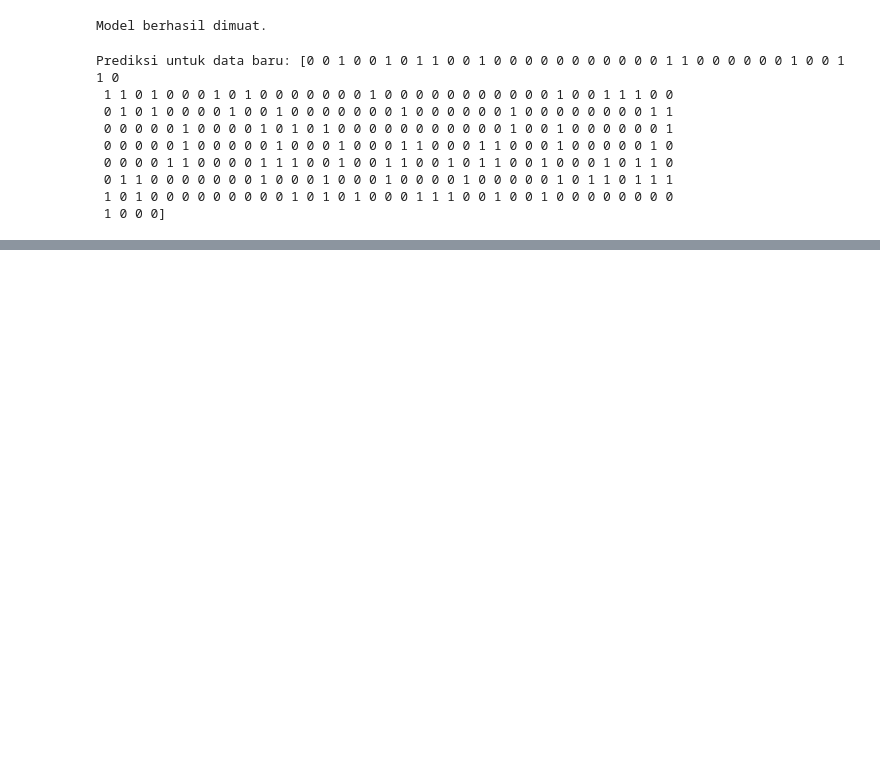
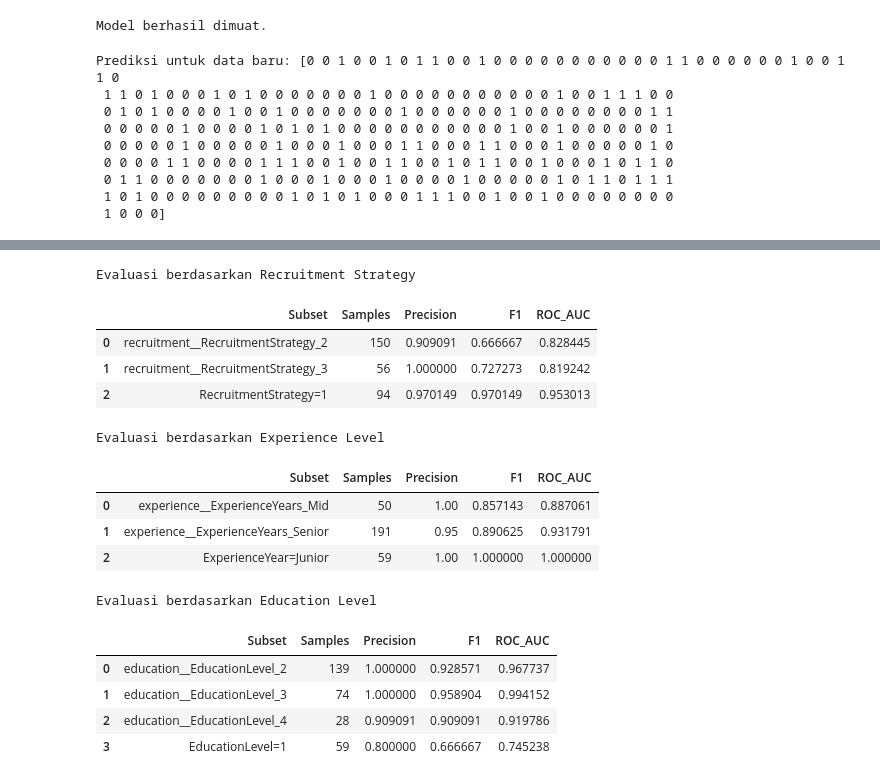
Before and after one commit to agirahmawandi/stage_3_L, a Jupyter notebook: Stage3_evaluation.ipynb, the cells around one changed output, grey strips where cells are left out. Drawn from its saved outputs; the diff is of its cells as text; code cells hidden in the pictures; blank space fills up the shorter version.

```diff
--- a/Stage3_evaluation.ipynb
+++ b/Stage3_evaluation.ipynb
@@ -79,0 +160,53 @@ Confusion Matrix:
+# %%
+recruitment_results = evaluate_by_subset(
+    model=loaded_model,
+    X=X_test_transformed,
+    y=y_test,
+    feature_prefix="recruitment__",
+    pipeline=loaded_pipeline,
+    original_feature_name="RecruitmentStrategy"
+)
+
+
+exp_results = evaluate_by_subset(
+    model=loaded_model,
+    X=X_test_transformed,
+    y=y_test,
+    feature_prefix="experience__",
+    pipeline=loaded_pipeline,
+    original_feature_name="ExperienceYear"
+)
+
+edu_results = evaluate_by_subset(
+    model=loaded_model,
+    X=X_test_transformed,
+    y=y_test,
+    feature_prefix="education__",
+    pipeline=loaded_pipeline,
+    original_feature_name="EducationLevel"
+)
+# %%
+
+print("Evaluasi berdasarkan Recruitment Strategy")
+display(recruitment_results)
+print("Evaluasi berdasarkan Experience Level")
+display(exp_results)
+print("Evaluasi berdasarkan Education Level")
+display(edu_results)
+# %% [output]
+Evaluasi berdasarkan Recruitment Strategy
+|  | Subset | Samples | Precision | F1 | ROC_AUC |
+| 0 | recruitment__RecruitmentStrategy_2 | 150 | 0.909091 | 0.666667 | 0.828445 |
+| 1 | recruitment__RecruitmentStrategy_3 | 56 | 1.000000 | 0.727273 | 0.819242 |
+| 2 | RecruitmentStrategy=1 | 94 | 0.970149 | 0.970149 | 0.953013 |
+Evaluasi berdasarkan Experience Level
+|  | Subset | Samples | Precision | F1 | ROC_AUC |
+| 0 | experience__ExperienceYears_Mid | 50 | 1.00 | 0.857143 | 0.887061 |
+| 1 | experience__ExperienceYears_Senior | 191 | 0.95 | 0.890625 | 0.931791 |
+| 2 | ExperienceYear=Junior | 59 | 1.00 | 1.000000 | 1.000000 |
+Evaluasi berdasarkan Education Level
+|  | Subset | Samples | Precision | F1 | ROC_AUC |
+| 0 | education__EducationLevel_2 | 139 | 1.000000 | 0.928571 | 0.967737 |
+| 1 | education__EducationLevel_3 | 74 | 1.000000 | 0.958904 | 0.994152 |
+| 2 | education__EducationLevel_4 | 28 | 0.909091 | 0.909091 | 0.919786 |
+| 3 | EducationLevel=1 | 59 | 0.800000 | 0.666667 | 0.745238 |
```
Also changed, not shown: parts of 12 cells of this notebook, 6 other files.
